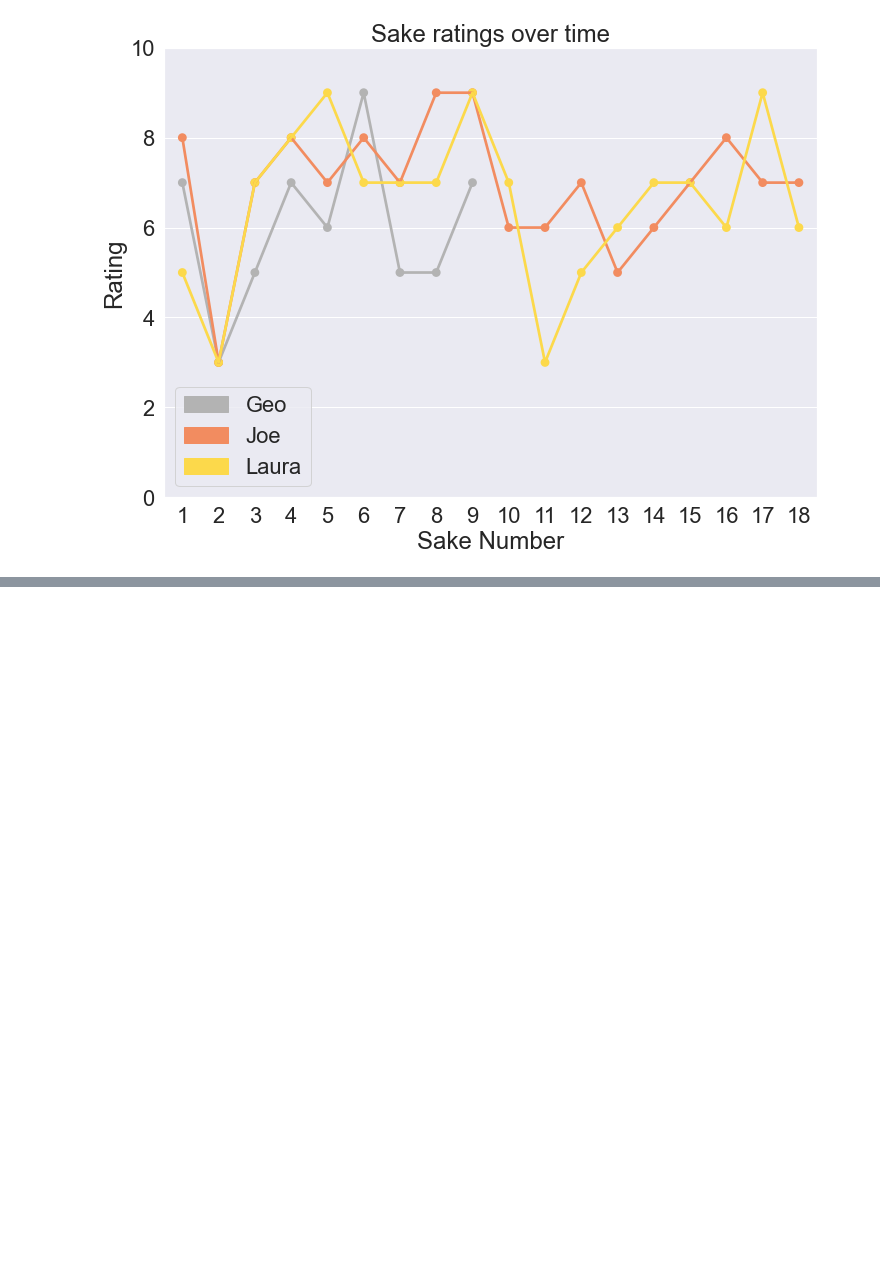
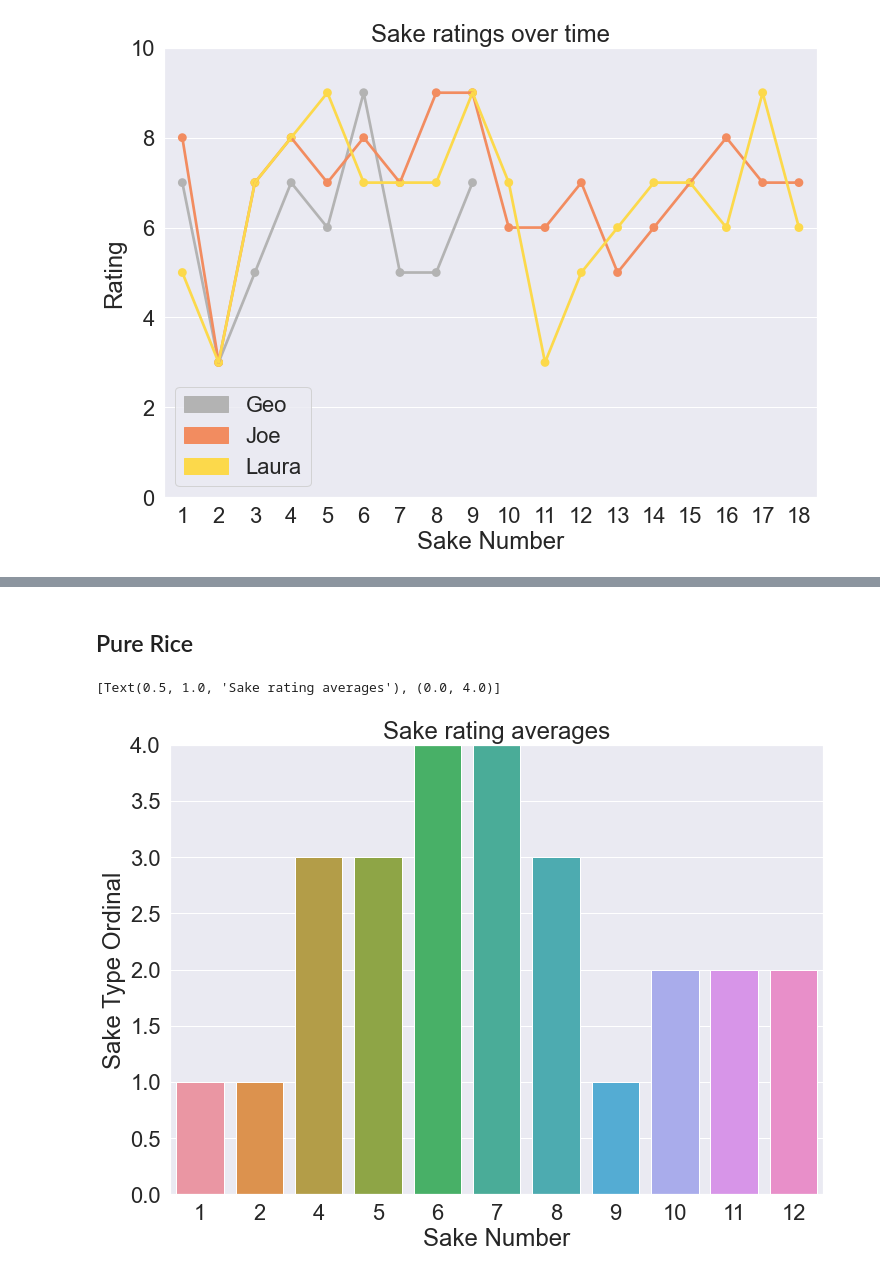
Before and after one commit to joseph-allen/sake-tasting, a Jupyter notebook: SakeAnalysis.ipynb, the cells around one changed output, grey strips where cells are left out. Cells and saved outputs as stored; diff of their text form; code cells hidden in the pictures; blank space fills up the shorter version.

```diff
--- a/SakeAnalysis.ipynb
+++ b/SakeAnalysis.ipynb
@@ -72,0 +166,9 @@ It doesn't really look like we liked our sake more over time. We also see that a
+# %%
+pureRiceDF = df[(df['Sake Type'] == 'Junmai') | (df['Sake Type'] == 'Special Junmai') | (df['Sake Type'] == 'Junmai Ginjo') | (df['Sake Type'] == 'Junmai Daiginjo')]
+alcoholAddedDF = df[(df['Sake Type'] == 'Futsu') | (df['Sake Type'] == 'Daiginjo')]
+# %%
+pureRiceMapper = {'Junmai': 1, 'Special Junmai':2,'Junmai Ginjo':3,'Junmai Daiginjo':4}
+alcoholMapper = {'Futsu':1, 'Daiginjo':2}
+
+pureRiceDF['Sake Type Ordinal'] = pureRiceDF['Sake Type'].replace(pureRiceMapper)
+alcoholAddedDF['Sake Type Ordinal'] = alcoholAddedDF['Sake Type'].replace(alcoholMapper)
@@ -72,0 +195,7 @@ It doesn't really look like we liked our sake more over time. We also see that a
+# %% [markdown]
+## Pure Rice
+# %%
+sns.barplot(data=pureRiceDF, x="Sake Number", y="Sake Type Ordinal").set(title="Sake rating averages", ylim=(0,4))
+# %% [output]
+[Text(0.5, 1.0, 'Sake rating averages'), (0.0, 4.0)]
+[figure, added]
```
Also changed, not shown: parts of 21 cells of this notebook, 1 other file.
